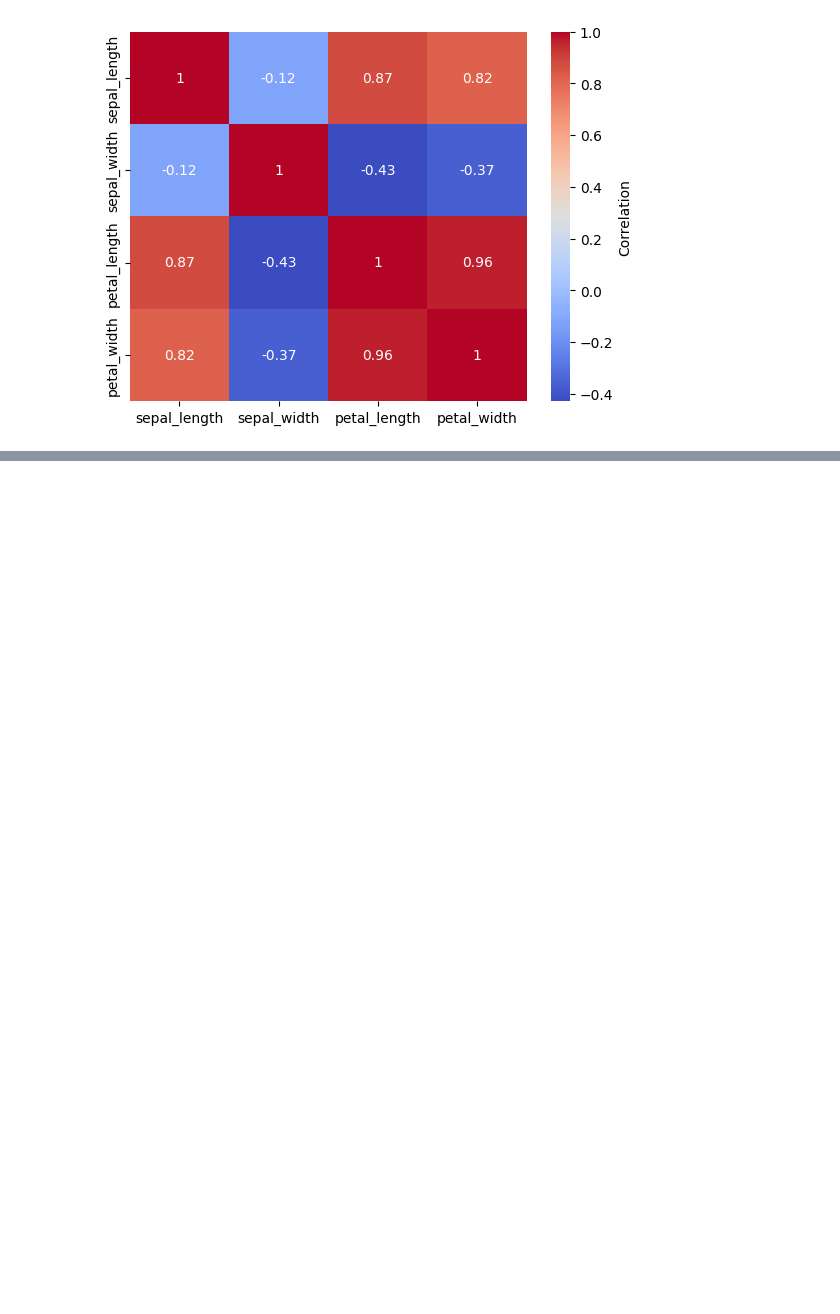
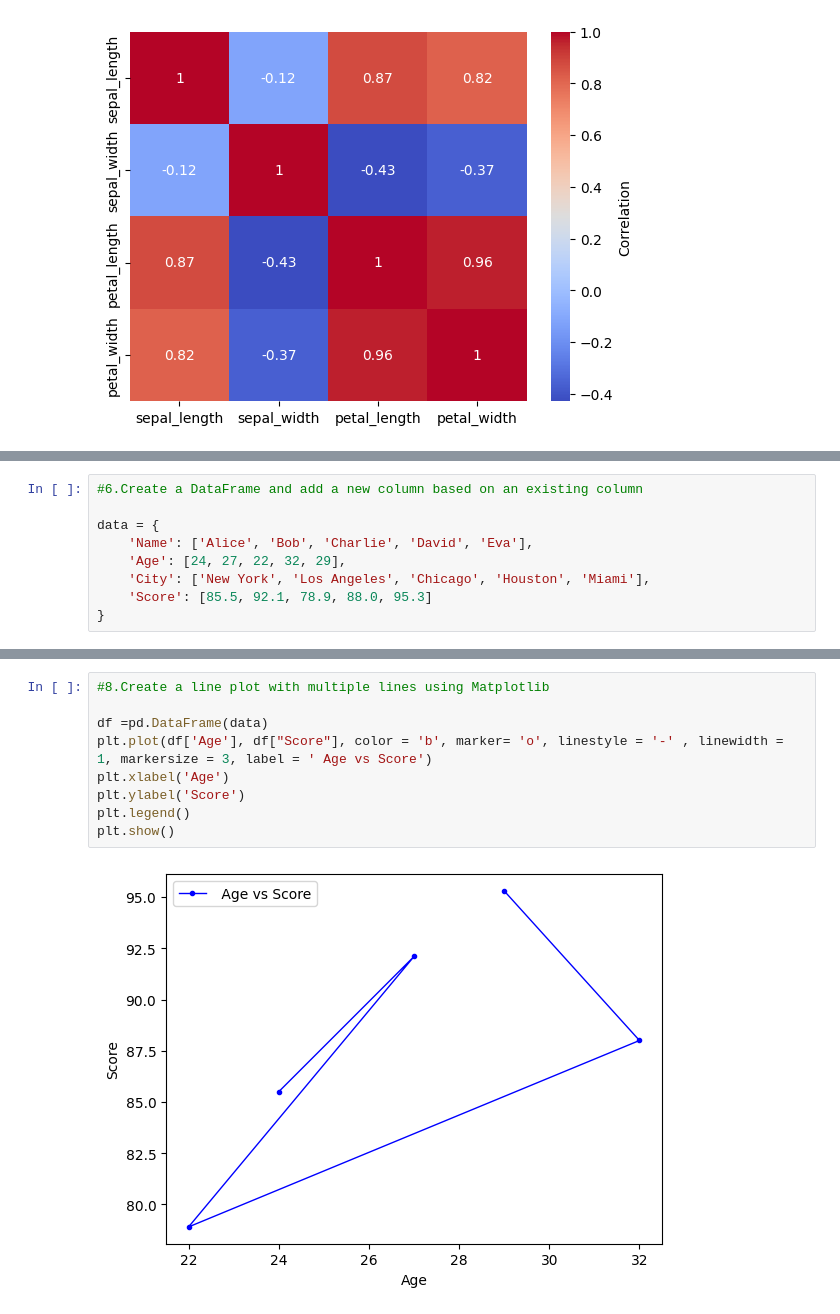
Before and after one commit to sidsakhare/Python-Assignments, a Jupyter notebook: Data_Toolkit_.ipynb, the cells around one changed output, grey strips where cells are left out. Drawn from its saved outputs; the diff is of its cells as text; blank space fills up the shorter version.

Commit message:
Completed Data Toolkit assignment

```diff
--- a/Data_Toolkit_.ipynb
+++ b/Data_Toolkit_.ipynb
@@ -163,0 +182,9 @@ data1 =sns.heatmap(corr1,cmap= 'coolwarm', annot= True, cbar_kws={'label': 'Corr
+# %%
+#6.Create a DataFrame and add a new column based on an existing column
+
+data = {
+    'Name': ['Alice', 'Bob', 'Charlie', 'David', 'Eva'],
+    'Age': [24, 27, 22, 32, 29],
+    'City': ['New York', 'Los Angeles', 'Chicago', 'Houston', 'Miami'],
+    'Score': [85.5, 92.1, 78.9, 88.0, 95.3]
+}
@@ -163,0 +209,11 @@ data1 =sns.heatmap(corr1,cmap= 'coolwarm', annot= True, cbar_kws={'label': 'Corr
+# %%
+#8.Create a line plot with multiple lines using Matplotlib
+
+df =pd.DataFrame(data)
+plt.plot(df['Age'], df["Score"], color = 'b', marker= 'o', linestyle = '-' , linewidth = 1, markersize = 3, label = ' Age vs Score')
+plt.xlabel('Age')
+plt.ylabel('Score')
+plt.legend()
+plt.show()
+# %% [output]
+[figure, added]
```
Also changed, not shown: parts of 18 cells of this notebook.
